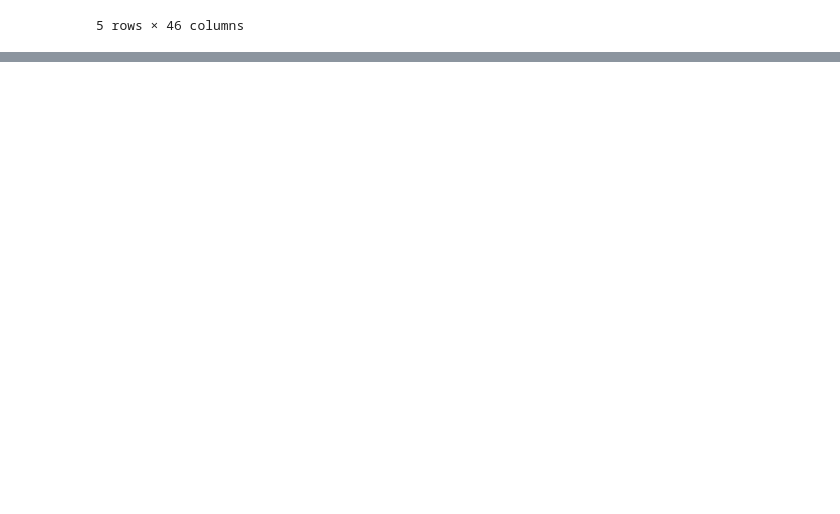
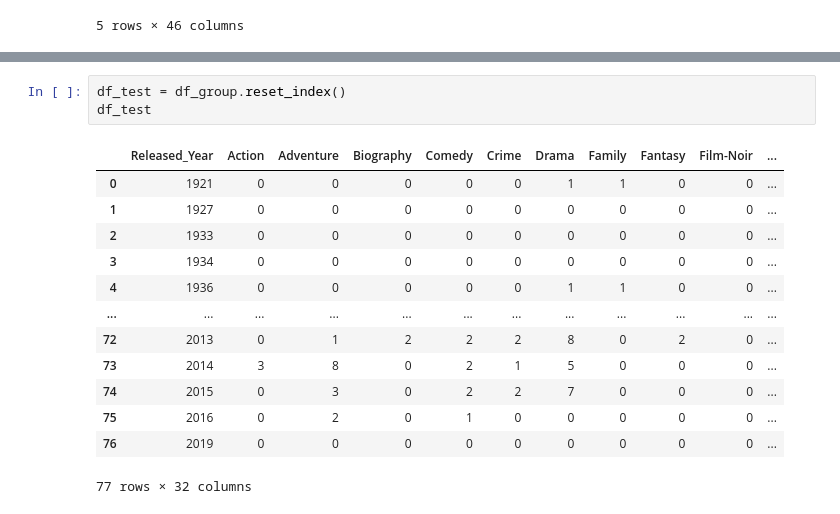
Before and after one commit to cindyhelloworld/iv-project, a Jupyter notebook: hot_encoding.ipynb, the cells around one changed output, grey strips where cells are left out. Drawn from its saved outputs; the diff is of its cells as text; blank space fills up the shorter version.

```diff
--- a/hot_encoding.ipynb
+++ b/hot_encoding.ipynb
@@ -58 +93,18 @@ Index(['Series_Title', 'Released_Year', 'Runtime', 'Genre', 'IMDB_Rating',
       dtype='object')
+# %%
+df_test = df_group.reset_index()
+df_test
+# %% [output]
+|  | Released_Year | Action | Adventure | Biography | Comedy | Crime | Drama | Family | Fantasy | Film-Noir | ... |
+| 0 | 1921 | 0 | 0 | 0 | 0 | 0 | 1 | 1 | 0 | 0 | ... |
+| 1 | 1927 | 0 | 0 | 0 | 0 | 0 | 0 | 0 | 0 | 0 | ... |
+| 2 | 1933 | 0 | 0 | 0 | 0 | 0 | 0 | 0 | 0 | 0 | ... |
+| 3 | 1934 | 0 | 0 | 0 | 0 | 0 | 0 | 0 | 0 | 0 | ... |
+| 4 | 1936 | 0 | 0 | 0 | 0 | 0 | 1 | 1 | 0 | 0 | ... |
+| ... | ... | ... | ... | ... | ... | ... | ... | ... | ... | ... | ... |
+| 72 | 2013 | 0 | 1 | 2 | 2 | 2 | 8 | 0 | 2 | 0 | ... |
+| 73 | 2014 | 3 | 8 | 0 | 2 | 1 | 5 | 0 | 0 | 0 | ... |
+| 74 | 2015 | 0 | 3 | 0 | 2 | 2 | 7 | 0 | 0 | 0 | ... |
+| 75 | 2016 | 0 | 2 | 0 | 1 | 0 | 0 | 0 | 0 | 0 | ... |
+| 76 | 2019 | 0 | 0 | 0 | 0 | 0 | 0 | 0 | 0 | 0 | ... |
+77 rows × 32 columns
```
Also changed, not shown: parts of 8 cells of this notebook, 2 other files.
